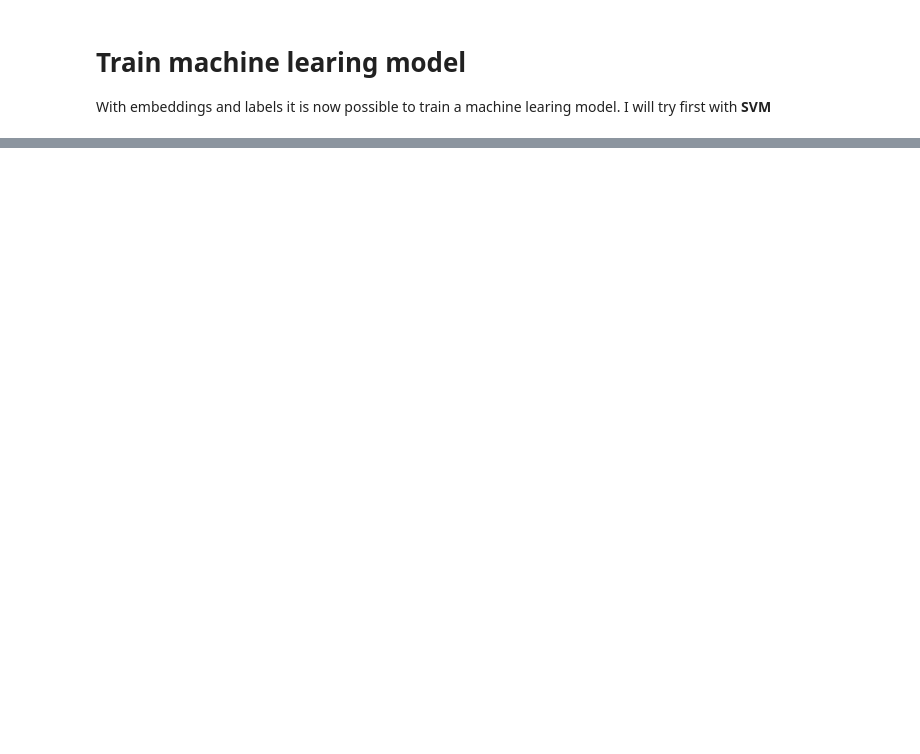
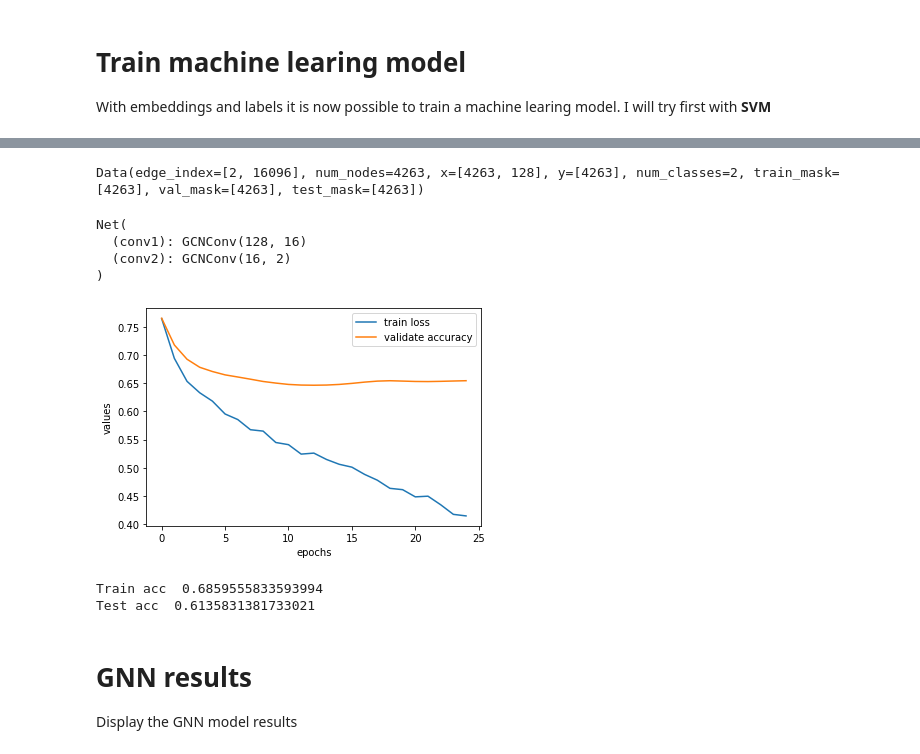
Before and after one commit to IlKaiser/DM22_HW, a Jupyter notebook: H4/classification.ipynb, the cells around one changed output, grey strips where cells are left out. Saved outputs shown, nothing was run; the diff lists cells and outputs as text; code cells hidden in the pictures; blank space fills up the shorter version.

```diff
--- a/H4/classification.ipynb
+++ b/H4/classification.ipynb
@@ -437,0 +480,6 @@ Now we will proceed to create a GNN model in order to compare the results
+# %%
+p2p = P2PDataset()
+data = p2p[0].to(device)
+print(data)
+# %% [output]
+Data(edge_index=[2, 16096], num_nodes=4263, x=[4263, 128], y=[4263], num_classes=2, train_mask=[4263], val_mask=[4263], test_mask=[4263])
@@ -437,0 +499,12 @@ Now we will proceed to create a GNN model in order to compare the results
+# %%
+model = Net().to(device)
+print(model)
+lr = 1e-2
+
+optimizer = torch.optim.Adam(model.parameters(),lr = lr)
+x, edge_index, edge_weight = data.x, data.edge_index, None
+# %% [output]
+Net(
+  (conv1): GCNConv(128, 16)
+  (conv2): GCNConv(16, 2)
+)
@@ -437,0 +523,34 @@ Now we will proceed to create a GNN model in order to compare the results
+# %%
+train_loss = []
+val_values = []
+for epoch in tqdm(range(25)):
+  for phase in ['train', 'val']:
+    if phase == 'train':
+      model.train()
+      optimizer.zero_grad()
+      log_logits = model(x, edge_index, edge_weight)
+
+      loss = F.nll_loss(log_logits[data.train_mask], data.y[data.train_mask])
+      train_loss.append(loss)
+      loss.backward()
+      optimizer.step()
+    else:
+      model.eval()
+      optimizer.zero_grad()
+      log_logits = model(x, edge_index, edge_weight)
+      loss = F.nll_loss(log_logits[data.val_mask], data.y[data.val_mask])
+      val_values.append(loss)
+
+  logits = model(x,edge_index,edge_weight)
+  train_mask = data["train_mask"]
+  train_pred = logits[train_mask].max(1)[1]
+  train_acc = train_pred.eq(data.y[train_mask]).sum().item()/ train_mask.sum().item()
+# %%
+plt.plot(loss_values,label='train loss')
+plt.plot(val_values,label='validate accuracy')
+plt.xlabel("epochs")
+plt.ylabel("values")
+plt.legend()
+plt.show()
+# %% [output]
+[figure, added]
@@ -437,0 +559,9 @@ Now we will proceed to create a GNN model in order to compare the results
+# %%
+print("Train acc ", train_acc)
+print("Test acc ", test_acc)
+# %% [output]
+Train acc  0.6859555833593994
+Test acc  0.6135831381733021
+# %% [markdown]
+# GNN results
+Display the GNN model results
```
Also changed, not shown: parts of 65 cells of this notebook, 1 other file.
